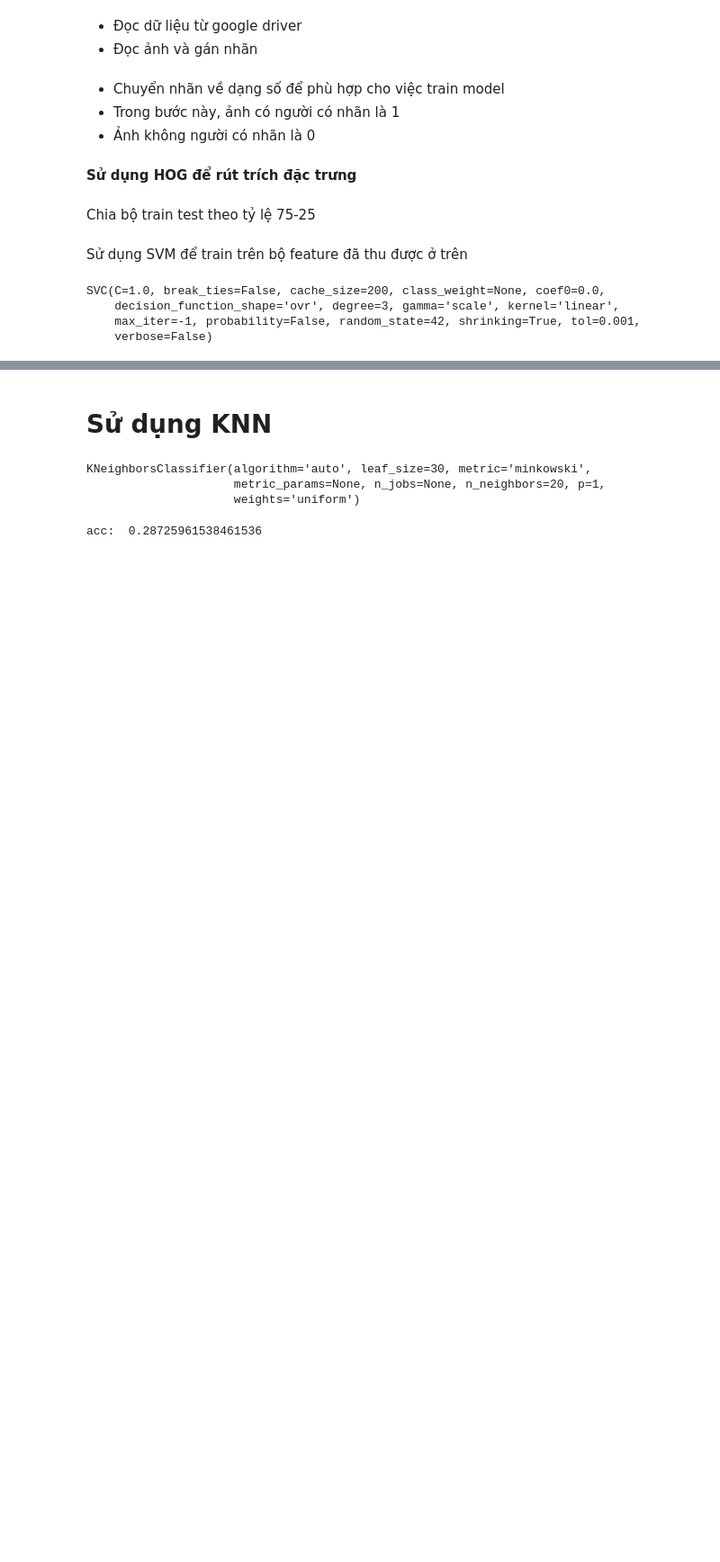
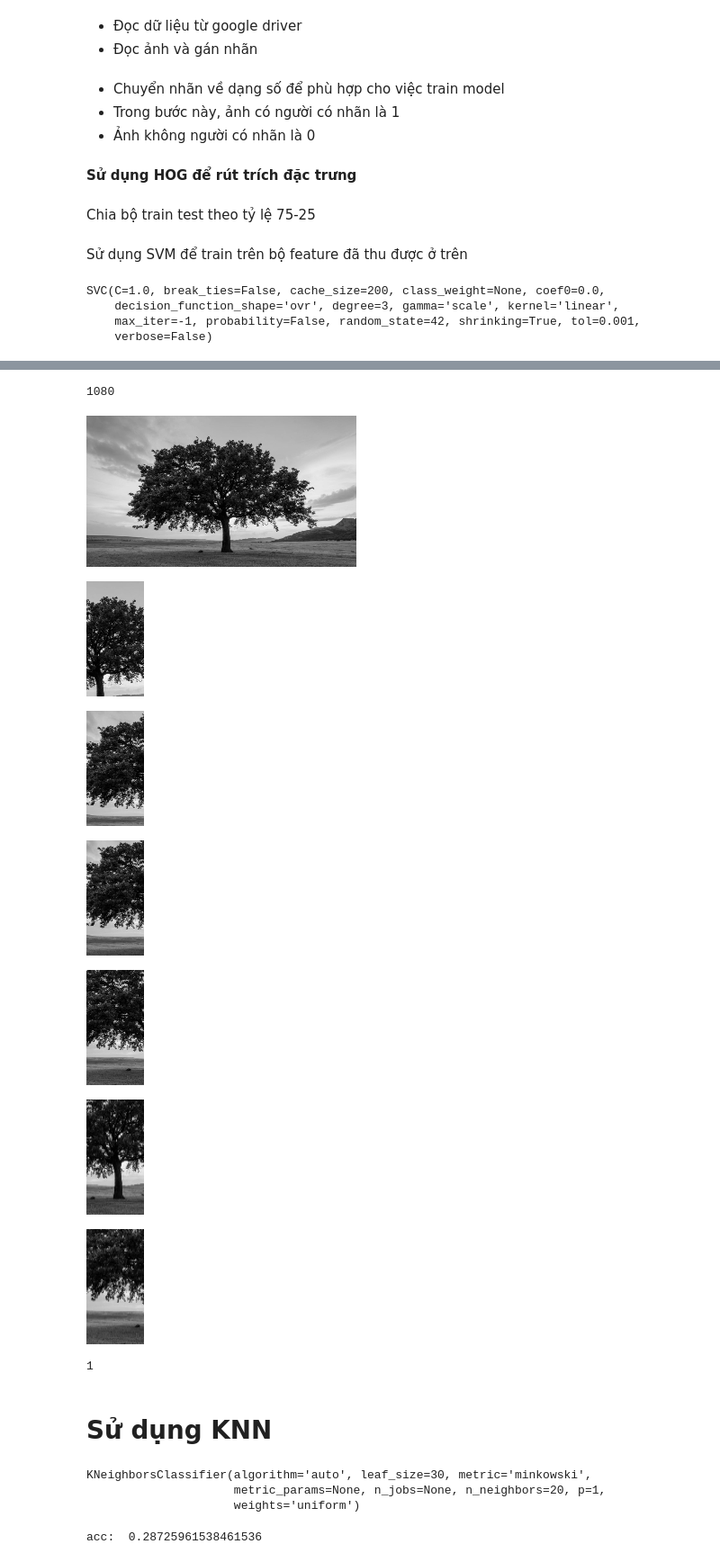
Before and after one commit to ntploc0910/CS114.K21, a Jupyter notebook: CUOI KY/detect_human.ipynb, the cells around one changed output, grey strips where cells are left out. Shown at 90% size. Drawn from its saved outputs; the diff is of its cells as text; code cells hidden in the pictures; blank space fills up the shorter version.

```diff
--- a/CUOI KY/detect_human.ipynb
+++ b/CUOI KY/detect_human.ipynb
@@ -117,3 +119,44 @@ print(pred)
+# %%
+IMG_PATH = '4.jpg'
+x = 0
+y = 2*x
+# read image
+img = cv2.imread(IMG_PATH, cv2.IMREAD_GRAYSCALE)
+heigh, width = img.shape
+print(width);
+ratio = heigh/width;
+new_width = 300;
+new_heigh = int(new_width * ratio);
+img_resize = cv2.resize(img, (new_width, new_heigh))
+cv2_imshow(img_resize)
+detect = 0
+img_crop = img_resize[0:200, 100:300]
+x = 0
+pred=0
+while(x + 100< new_heigh):
+  y = 0
+  while(y + 50< new_width):
+    wd = img_resize[x:x+128, y:y+64]
+    wd = cv2.resize(wd, (64, 128))
+    temp1 = hog.describe(wd)
+    temp = model.predict([temp1])
+    if temp == [1]:
+      pred = 1
+      cv2_imshow(wd)
+      break
+    y = y + 10
+  x = x + 10
+print(pred);
+# %% [output]
+1080
+[figure, added]
+[figure, added]
+[figure, added]
+[figure, added]
+[figure, added]
+[figure, added]
+[figure, added]
+1
 # %% [markdown]
 # Sử dụng KNN
 # %%
```
Also changed, not shown: parts of 4 cells of this notebook.
